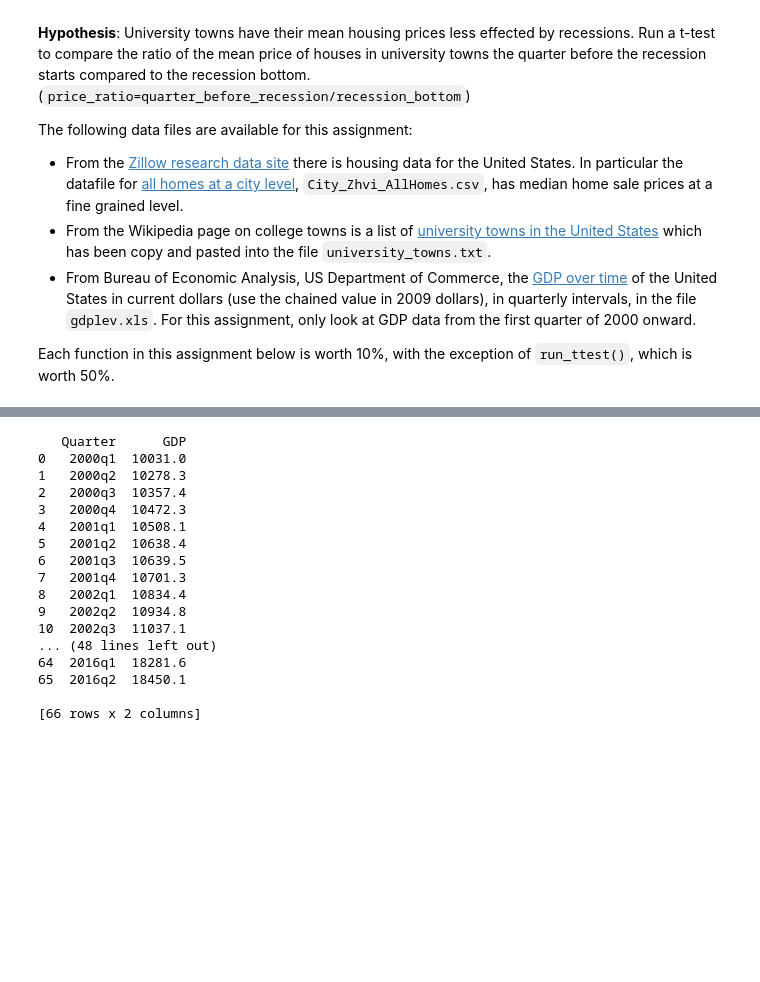
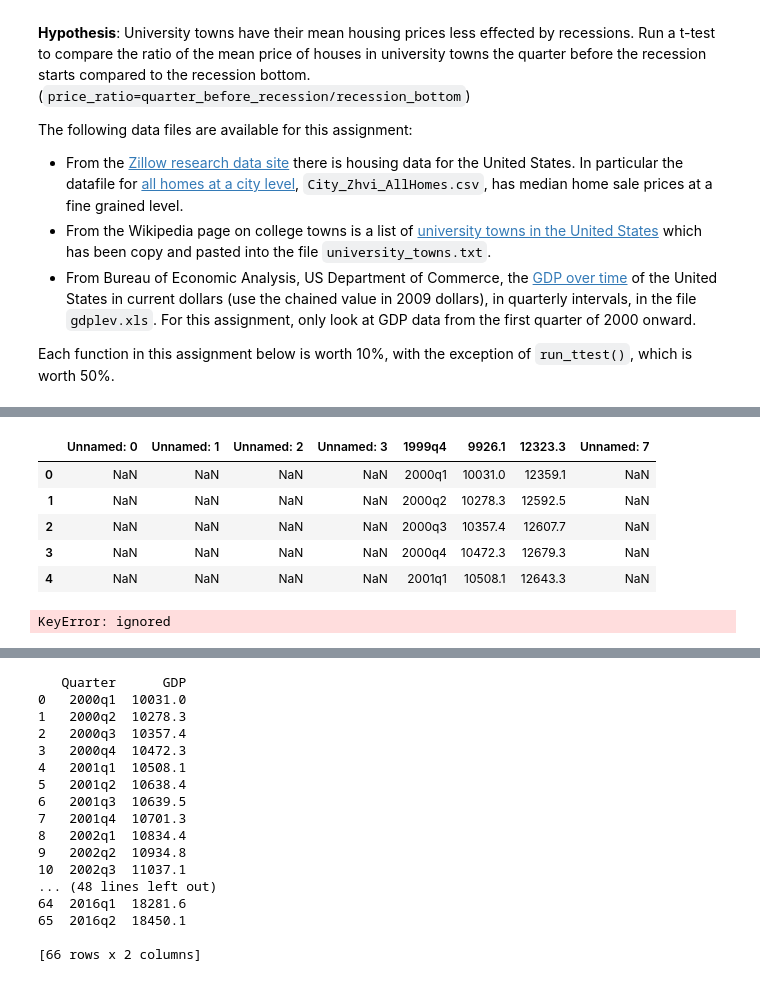
Before and after one commit to aicharya/DSA_Python, a Jupyter notebook: HypothesisTestingAssignment4_AnswersWithoutCode(CMB Summission)-.ipynb, the cells around one changed output, grey strips where cells are left out. Cells and saved outputs as stored; diff of their text form; code cells hidden in the pictures; blank space fills up the shorter version.

```diff
--- a/HypothesisTestingAssignment4_AnswersWithoutCode(CMB Summission)-.ipynb
+++ b/HypothesisTestingAssignment4_AnswersWithoutCode(CMB Summission)-.ipynb
@@ -27,0 +84,19 @@ states = {'OH': 'Ohio', 'KY': 'Kentucky', 'AS': 'American Samoa', 'NV': 'Nevada'
+# %%
+gdplev = pd.ExcelFile('gdplev.xls')
+# look at 2000q1 onwards
+gdplev = gdplev.parse("Sheet1", skiprows=219)
+gdplev.head()
+# %% [output]
+|  | Unnamed: 0 | Unnamed: 1 | Unnamed: 2 | Unnamed: 3 | 1999q4 | 9926.1 | 12323.3 | Unnamed: 7 |
+| 0 | NaN | NaN | NaN | NaN | 2000q1 | 10031.0 | 12359.1 | NaN |
+| 1 | NaN | NaN | NaN | NaN | 2000q2 | 10278.3 | 12592.5 | NaN |
+| 2 | NaN | NaN | NaN | NaN | 2000q3 | 10357.4 | 12607.7 | NaN |
+| 3 | NaN | NaN | NaN | NaN | 2000q4 | 10472.3 | 12679.3 | NaN |
+| 4 | NaN | NaN | NaN | NaN | 2001q1 | 10508.1 | 12643.3 | NaN |
+# %%
+gdplev = gdplev[['1999q4', 9926.1]]
+gdplev.columns = ['Quarter','GDP']
+gdplev.head(10)
+# rename columns
+# %% [output]
+KeyError: ignored
```
Also changed, not shown: parts of 5 cells of this notebook.
